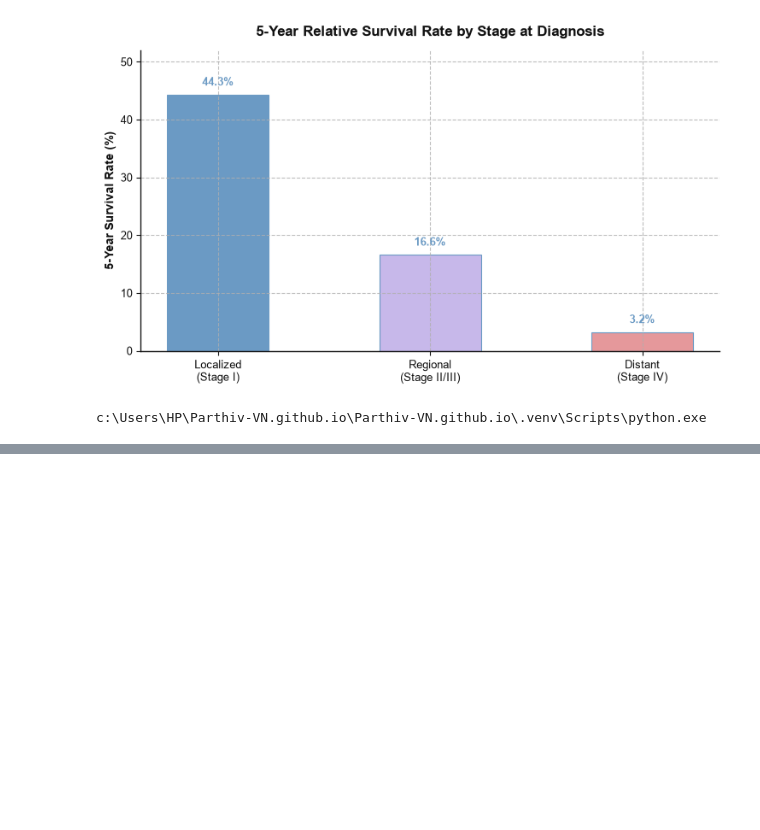
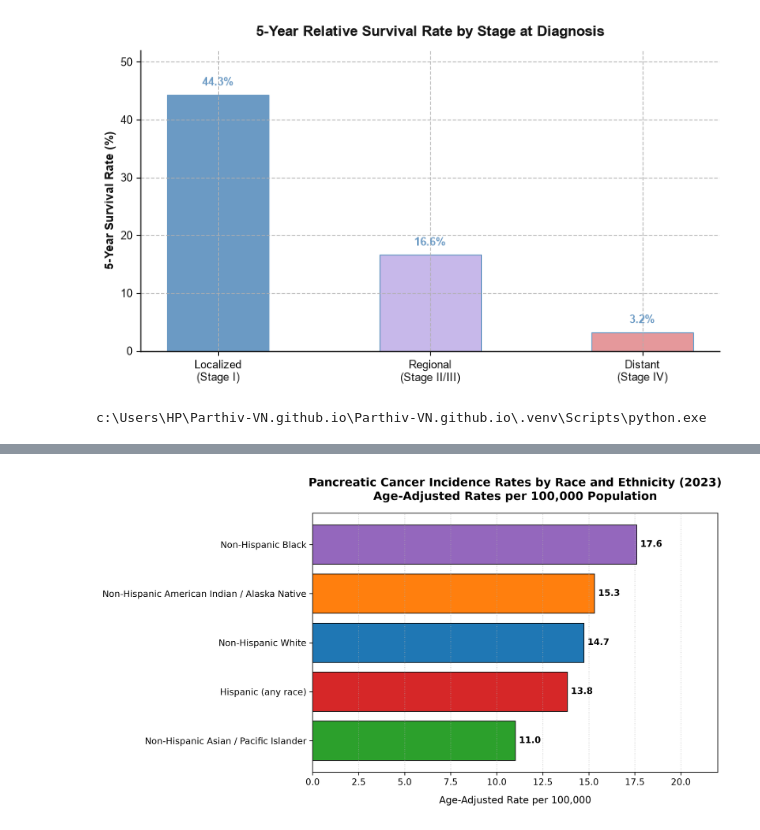
Before and after one commit to Parthiv-VN/Parthiv-VN.github.io, a Jupyter notebook: notebooks/pancreatic_cancer_analysis.ipynb, the cells around one changed output, grey strips where cells are left out. Drawn from its saved outputs; the diff is of its cells as text; code cells hidden in the pictures; blank space fills up the shorter version.

```diff
--- a/notebooks/pancreatic_cancer_analysis.ipynb
+++ b/notebooks/pancreatic_cancer_analysis.ipynb
@@ -490,0 +531,97 @@ fig.write_html("../figures/incidence_by_sex.html")
+# %%
+import pandas as pd
+import matplotlib.pyplot as plt
+from pathlib import Path
+
+# ---------------------------------------------------------
+# Load SEER Data
+# ---------------------------------------------------------
+
+file_path = "../data/raw/incidence_by_race.csv"
+
+# Read multi-level SEER CSV, skipping metadata header lines
+df_raw = pd.read_csv(file_path, skiprows=4, header=[0, 1])
+
+# Clean up rows to retain only numeric diagnosis years (2000-2023)
+df_clean = df_raw.dropna(subset=[('Unnamed: 0_level_0', 'Year of Diagnosis')])
+df_clean = df_clean[df_clean[('Unnamed: 0_level_0', 'Year of Diagnosis')].str.isnumeric()]
+
+# Extract 2023 data
+latest_row = df_clean.iloc[-1]
+latest_year = latest_row[('Unnamed: 0_level_0', 'Year of Diagnosis')]
+
+races = [
+    'Non-Hispanic Black',
+    'Non-Hispanic American Indian / Alaska Native',
+    'Non-Hispanic White',
+    'Hispanic (any race)',
+    'Non-Hispanic Asian / Pacific Islander'
+]
+
+data = []
+for r in races:
+    data.append({
+        'Race_Ethnicity': r,
+        'Incidence_Rate': float(latest_row[(r, 'Rate per 100,000')])
+    })
+
+df_race = pd.DataFrame(data)
+
+# Sort values so the highest rate is displayed at the top of the chart
+df_race = df_race.sort_values(by="Incidence_Rate", ascending=True)
+
+# ---------------------------------------------------------
+# Create Graph with Distinct Colors for Each Bar
+# ---------------------------------------------------------
+
+plt.figure(figsize=(10, 5.5), dpi=300)
+
+# Custom distinct palette: Green, Red, Blue, Orange, Purple
+distinct_colors = ['#2ca02c', '#d62728', '#1f77b4', '#ff7f0e', '#9467bd']
+
+bars = plt.barh(
+    df_race["Race_Ethnicity"],
+    df_race["Incidence_Rate"],
+    color=distinct_colors,
+    edgecolor='black',
+    linewidth=0.8
+)
+
+# Label exact rate on each bar
+for bar in bars:
+    width = bar.get_width()
+    plt.text(
+        width + 0.2,
+        bar.get_y() + bar.get_height() / 2,
+        f'{width:.1f}',
+        va='center',
+        ha='left',
+        fontsize=10,
+        fontweight='bold'
+    )
+
+# Chart layout and titling
+plt.title(
+    f"Pancreatic Cancer Incidence Rates by Race and Ethnicity ({latest_year})\nAge-Adjusted Rates per 100,000 Population",
+    fontsize=13,
+    fontweight='bold',
+    pad=15
+)
+plt.xlabel("Age-Adjusted Rate per 100,000", fontsize=11, labelpad=10)
+plt.xlim(0, 22)
+plt.grid(axis='x', linestyle=':', alpha=0.6)
+
+plt.tight_layout()
+
+# ---------------------------------------------------------
+# Save Graph
+# ---------------------------------------------------------
+
+Path("../figures").mkdir(exist_ok=True)
+output_path = "../figures/incidence_by_race.png"
+
+plt.savefig(output_path, dpi=300, bbox_inches="tight")
+print(f"Graph saved to: {output_path}")
+
+plt.show()
+# %% [output]
@@ -490,0 +629 @@ fig.write_html("../figures/incidence_by_sex.html")
+[figure, added]
```
Also changed, not shown: parts of 3 cells of this notebook, 7 other files.
